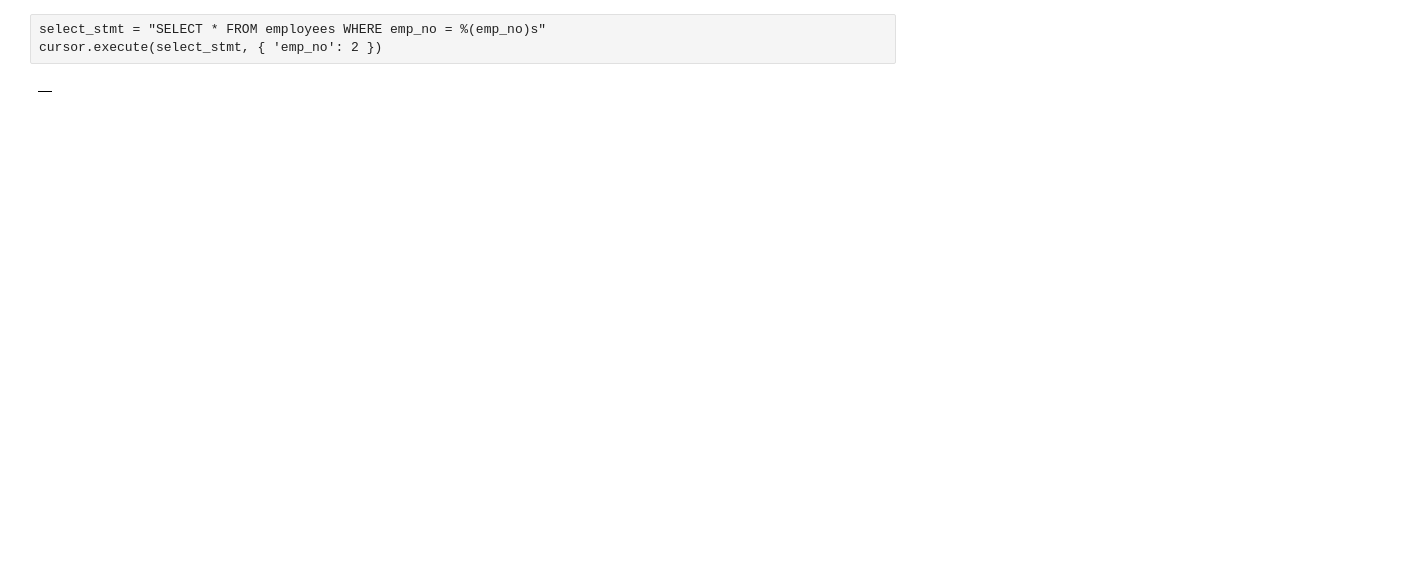
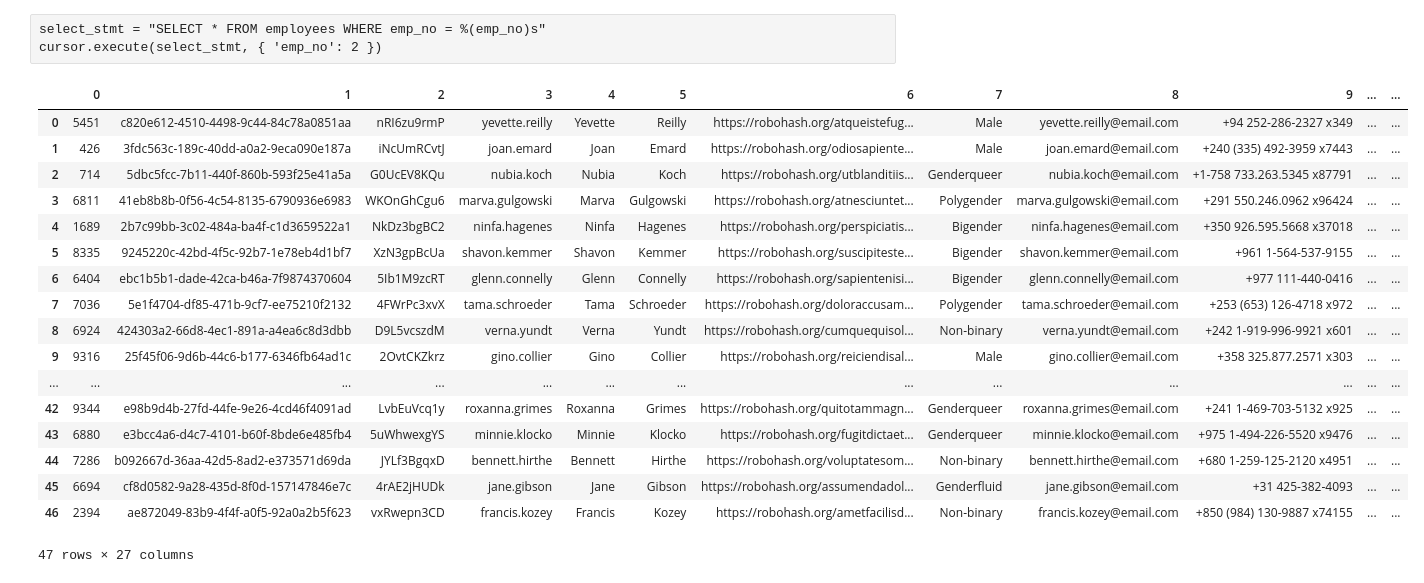
Before and after one commit to bipulkumar7/SRE, a Jupyter notebook: SRE-SOLUTION.ipynb, the cells around one changed output. Drawn from its saved outputs; the diff is of its cells as text; code cells hidden in the pictures; blank space fills up the shorter version.

Commit message:
Solution similarity between users

```diff
--- a/SRE-SOLUTION.ipynb
+++ b/SRE-SOLUTION.ipynb
@@ -134,16 +134,33 @@ cursor.execute(select_stmt, { 'emp_no': 2 })
 # %%
 db_connection = sql.connect(host='localhost', database='random_data', user='root', password='asderT@123')
 
 db_cursor = db_connection.cursor()
 
 db_cursor = db_connection.cursor()
 
-select_stmt = "select * from user where title = %(Engineer)s"
-db_cursor.execute( select_stmt, {'Engineer':'Engineer'})
+select_stmt = "SELECT * FROM user WHERE title LIKE '%Engineer%'"
+db_cursor.execute( select_stmt)
 
 table_rows = db_cursor.fetchall()
 
 df = pd.DataFrame(table_rows)
 display(df)
 # %% [output]
-|  |
+|  | 0 | 1 | 2 | 3 | 4 | 5 | 6 | 7 | 8 | 9 | ... | ... |
+| 0 | 5451 | c820e612-4510-4498-9c44-84c78a0851aa | nRI6zu9rmP | yevette.reilly | Yevette | Reilly | https://robohash.org/atqueistefug... | Male | yevette.reilly@email.com | +94 252-286-2327 x349 | ... | ... |
+| 1 | 426 | 3fdc563c-189c-40dd-a0a2-9eca090e187a | iNcUmRCvtJ | joan.emard | Joan | Emard | https://robohash.org/odiosapiente... | Male | joan.emard@email.com | +240 (335) 492-3959 x7443 | ... | ... |
+| 2 | 714 | 5dbc5fcc-7b11-440f-860b-593f25e41a5a | G0UcEV8KQu | nubia.koch | Nubia | Koch | https://robohash.org/utblanditiis... | Genderqueer | nubia.koch@email.com | +1-758 733.263.5345 x87791 | ... | ... |
+| 3 | 6811 | 41eb8b8b-0f56-4c54-8135-6790936e6983 | WKOnGhCgu6 | marva.gulgowski | Marva | Gulgowski | https://robohash.org/atnesciuntet... | Polygender | marva.gulgowski@email.com | +291 550.246.0962 x96424 | ... | ... |
+| 4 | 1689 | 2b7c99bb-3c02-484a-ba4f-c1d3659522a1 | NkDz3bgBC2 | ninfa.hagenes | Ninfa | Hagenes | https://robohash.org/perspiciatis... | Bigender | ninfa.hagenes@email.com | +350 926.595.5668 x37018 | ... | ... |
+| 5 | 8335 | 9245220c-42bd-4f5c-92b7-1e78eb4d1bf7 | XzN3gpBcUa | shavon.kemmer | Shavon | Kemmer | https://robohash.org/suscipiteste... | Bigender | shavon.kemmer@email.com | +961 1-564-537-9155 | ... | ... |
+| 6 | 6404 | ebc1b5b1-dade-42ca-b46a-7f9874370604 | 5Ib1M9zcRT | glenn.connelly | Glenn | Connelly | https://robohash.org/sapientenisi... | Bigender | glenn.connelly@email.com | +977 111-440-0416 | ... | ... |
+| 7 | 7036 | 5e1f4704-df85-471b-9cf7-ee75210f2132 | 4FWrPc3xvX | tama.schroeder | Tama | Schroeder | https://robohash.org/doloraccusam... | Polygender | tama.schroeder@email.com | +253 (653) 126-4718 x972 | ... | ... |
+| 8 | 6924 | 424303a2-66d8-4ec1-891a-a4ea6c8d3dbb | D9L5vcszdM | verna.yundt | Verna | Yundt | https://robohash.org/cumquequisol... | Non-binary | verna.yundt@email.com | +242 1-919-996-9921 x601 | ... | ... |
+| 9 | 9316 | 25f45f06-9d6b-44c6-b177-6346fb64ad1c | 2OvtCKZkrz | gino.collier | Gino | Collier | https://robohash.org/reiciendisal... | Male | gino.collier@email.com | +358 325.877.2571 x303 | ... | ... |
+| ... | ... | ... | ... | ... | ... | ... | ... | ... | ... | ... | ... | ... |
+| 42 | 9344 | e98b9d4b-27fd-44fe-9e26-4cd46f4091ad | LvbEuVcq1y | roxanna.grimes | Roxanna | Grimes | https://robohash.org/quitotammagn... | Genderqueer | roxanna.grimes@email.com | +241 1-469-703-5132 x925 | ... | ... |
+| 43 | 6880 | e3bcc4a6-d4c7-4101-b60f-8bde6e485fb4 | 5uWhwexgYS | minnie.klocko | Minnie | Klocko | https://robohash.org/fugitdictaet... | Genderqueer | minnie.klocko@email.com | +975 1-494-226-5520 x9476 | ... | ... |
+| 44 | 7286 | b092667d-36aa-42d5-8ad2-e373571d69da | JYLf3BgqxD | bennett.hirthe | Bennett | Hirthe | https://robohash.org/voluptatesom... | Non-binary | bennett.hirthe@email.com | +680 1-259-125-2120 x4951 | ... | ... |
+| 45 | 6694 | cf8d0582-9a28-435d-8f0d-157147846e7c | 4rAE2jHUDk | jane.gibson | Jane | Gibson | https://robohash.org/assumendadol... | Genderfluid | jane.gibson@email.com | +31 425-382-4093 | ... | ... |
+| 46 | 2394 | ae872049-83b9-4f4f-a0f5-92a0a2b5f623 | vxRwepn3CD | francis.kozey | Francis | Kozey | https://robohash.org/ametfacilisd... | Non-binary | francis.kozey@email.com | +850 (984) 130-9887 x74155 | ... | ... |
+47 rows × 27 columns
```
